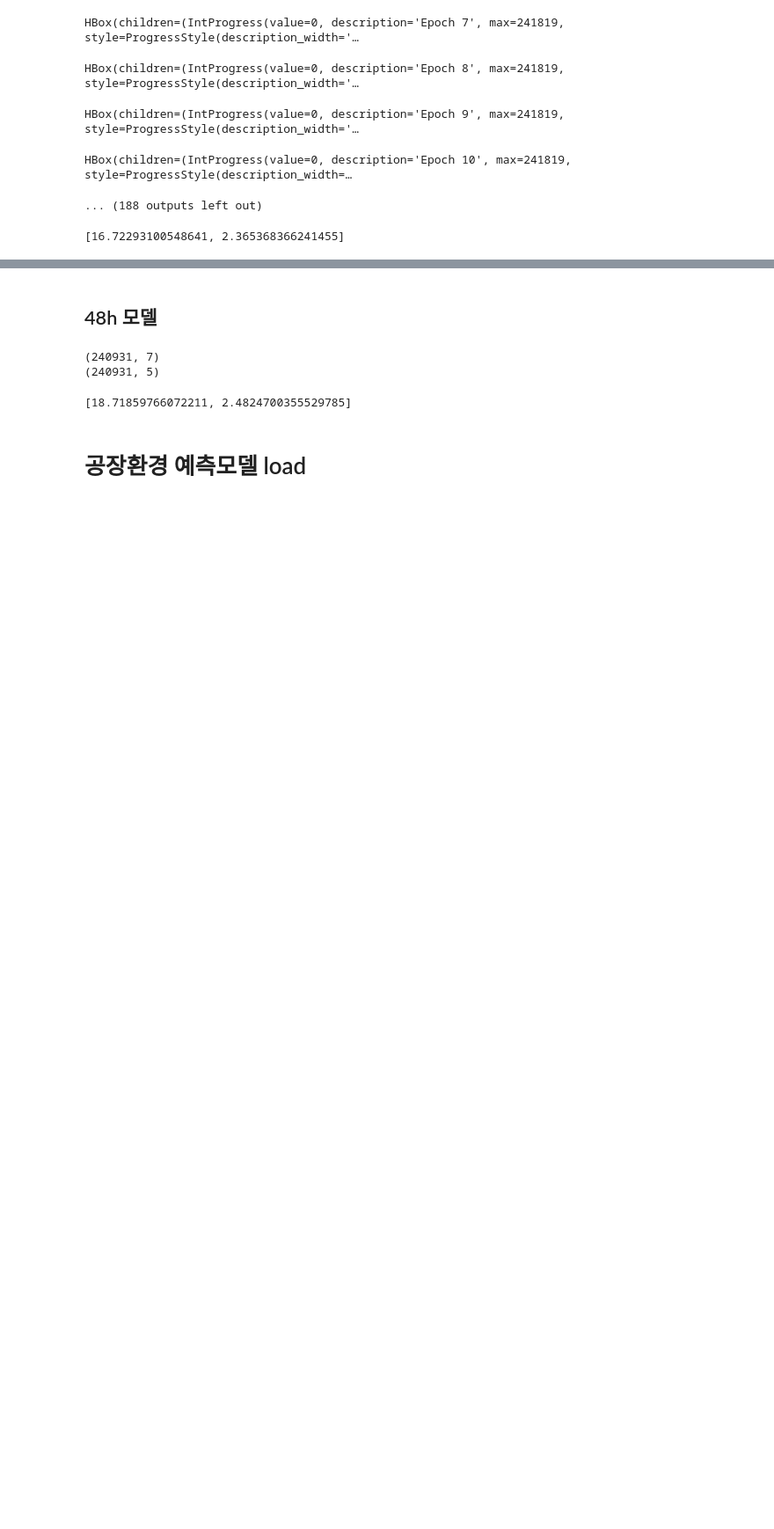
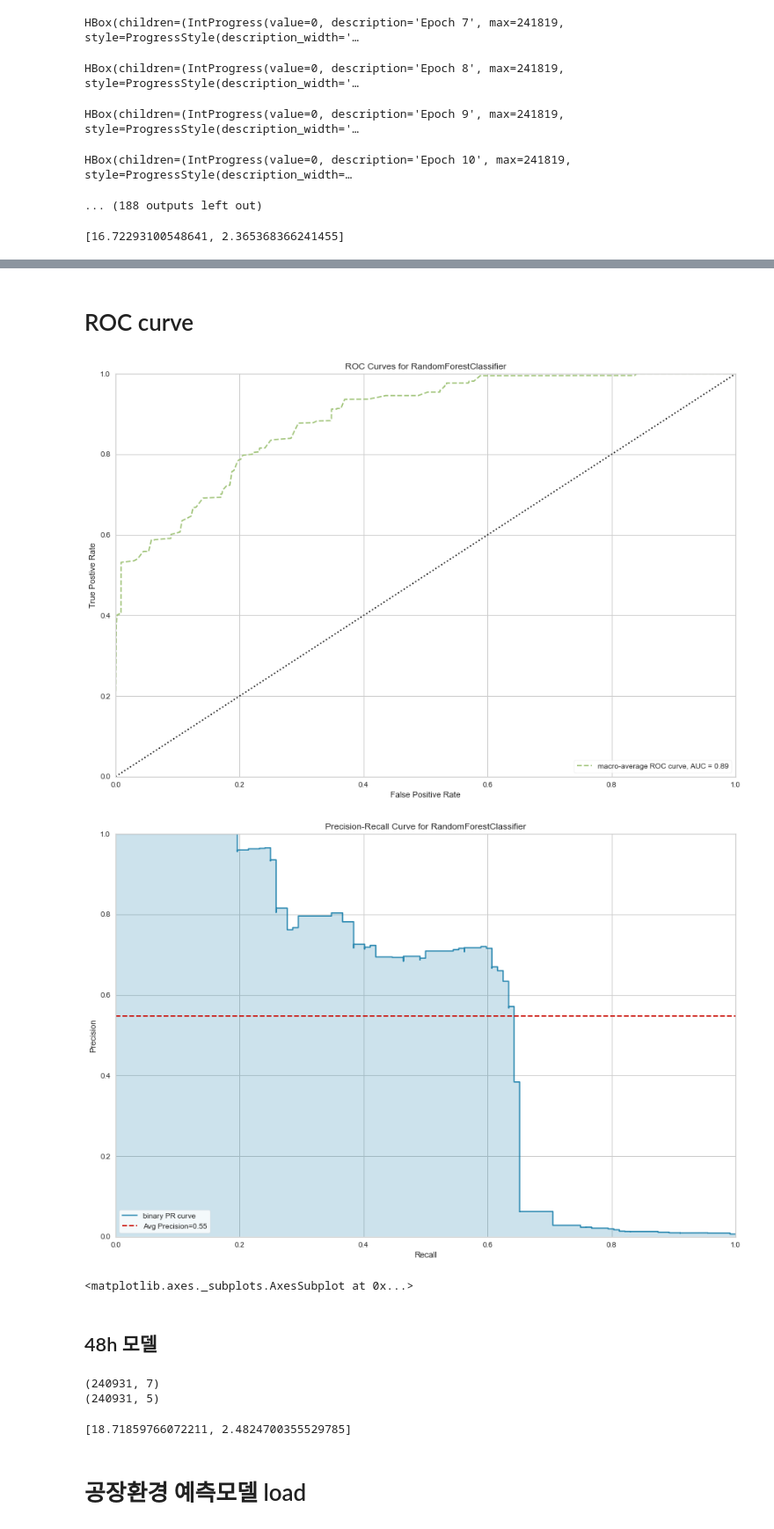
Before and after one commit to gw1303/weater_contest, a Jupyter notebook: main.ipynb, the cells around one changed output, grey strips where cells are left out. Shown at 88% size. Saved outputs shown, nothing was run; the diff lists cells and outputs as text; code cells hidden in the pictures; blank space fills up the shorter version.

```diff
--- a/main.ipynb
+++ b/main.ipynb
@@ -296,6 +282,6 @@ model.evaluate(test_x, test_y, batch_size=4096)
 test_x = pd.read_csv('test_x.csv', index_col=0)
 test_y = pd.read_csv('test_y.csv', index_col=0)
 
-pred_y = model.predict(test_x)
+pred_y = model_24.predict(test_x)
 pred_y
 # %% [output]
@@ -331,3 +371,31 @@ res
+# %% [markdown]
+# ROC curve
+# %%
+from yellowbrick.classifier import ROCAUC
+
+plt.figure(figsize=(15,10))
+
+X_train, X_test, y_train, y_test = train_test_split(res, res_target, test_size=0.20,
+                                                    random_state=42)
+
+visualizer = ROCAUC(tree_model, classes=[0, 1], micro=False, macro=True, per_class=False)
+visualizer.fit(X_train, y_train)
+visualizer.score(X_test, y_test)
+visualizer.show()
+
+
+from yellowbrick.classifier import PrecisionRecallCurve
+
+plt.figure(figsize=(15,10))
+
+viz = PrecisionRecallCurve(tree_model)
+viz.fit(X_train, y_train)
+viz.score(X_test, y_test)
+viz.show()
+# %% [output]
+[figure, added]
+[figure, added]
+<matplotlib.axes._subplots.AxesSubplot at 0x...>
 # %%
 # model.save('24h(2.365).h5')
 # %% [markdown]
```
Also changed, not shown: parts of 14 cells of this notebook.
